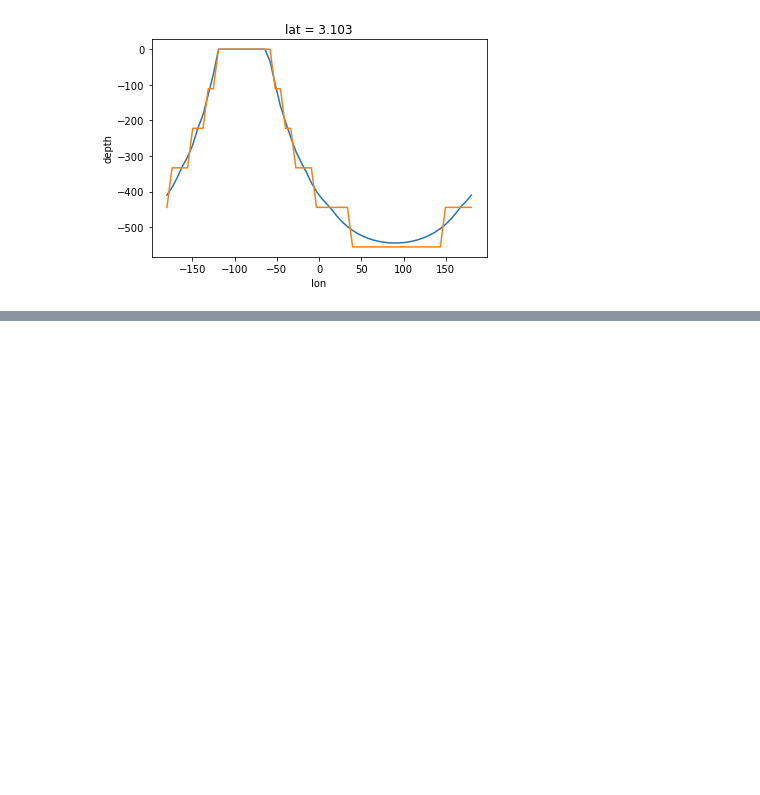
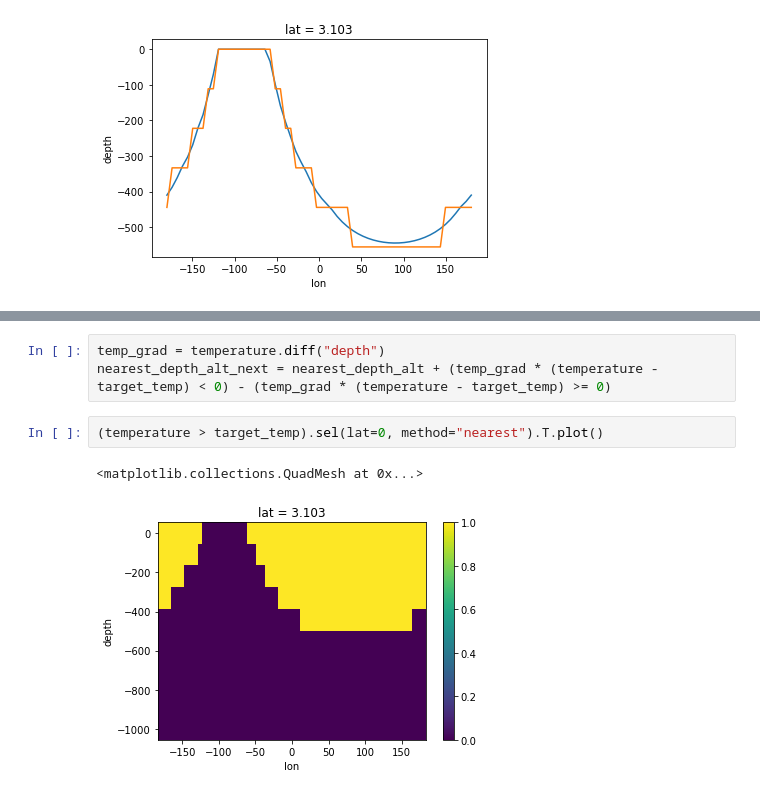
Before and after one commit to willirath/geomar-open-hacky-hour-2021-04, a Jupyter notebook: 2022-04-29/lazy_eval_vertical_interpolation.ipynb, the cells around one changed output, grey strips where cells are left out. Cells and saved outputs as stored; diff of their text form; blank space fills up the shorter version.

```diff
--- a/2022-04-29/lazy_eval_vertical_interpolation.ipynb
+++ b/2022-04-29/lazy_eval_vertical_interpolation.ipynb
@@ -180,0 +219,8 @@ nearest_depth.sel(lat=0, method="nearest").plot(label="nearest");
+# %%
+temp_grad = temperature.diff("depth")
+nearest_depth_alt_next = nearest_depth_alt + (temp_grad * (temperature - target_temp) < 0) - (temp_grad * (temperature - target_temp) >= 0)
+# %%
+(temperature > target_temp).sel(lat=0, method="nearest").T.plot()
+# %% [output]
+<matplotlib.collections.QuadMesh at 0x...>
+[figure, added]
```
Also changed, not shown: parts of 18 cells of this notebook.
